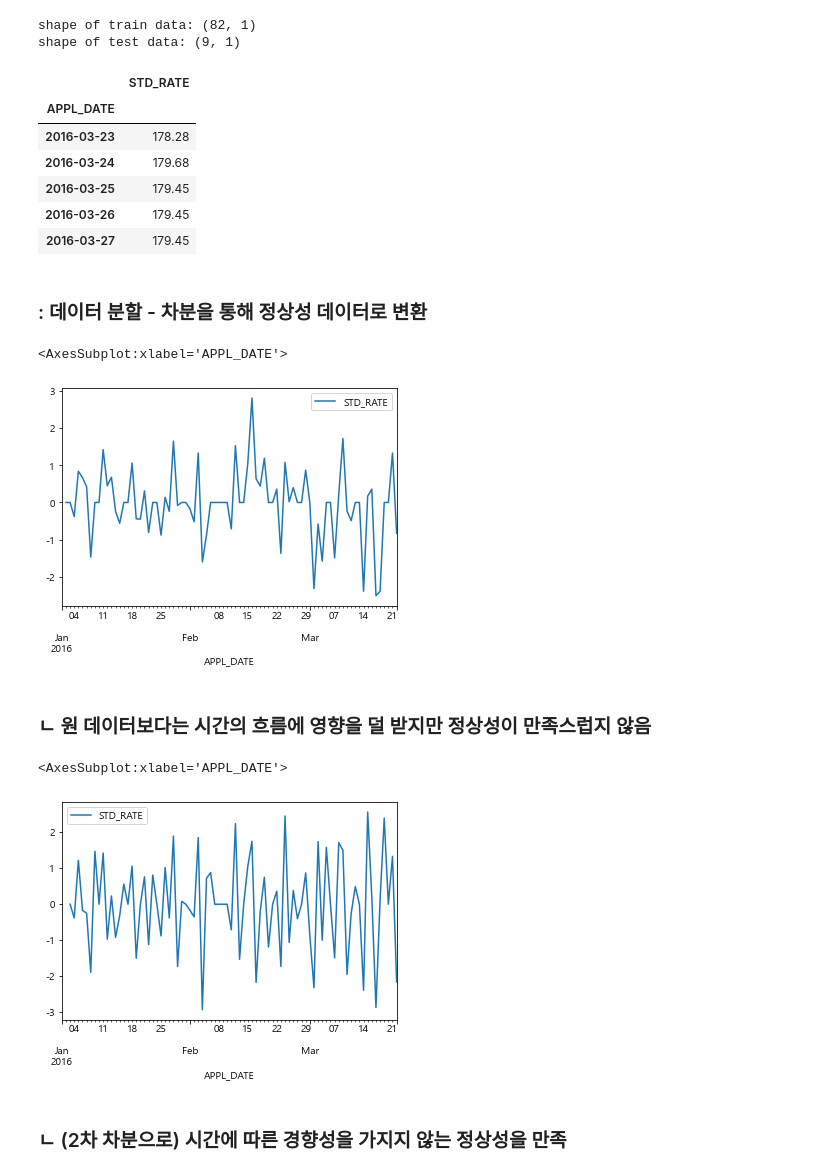
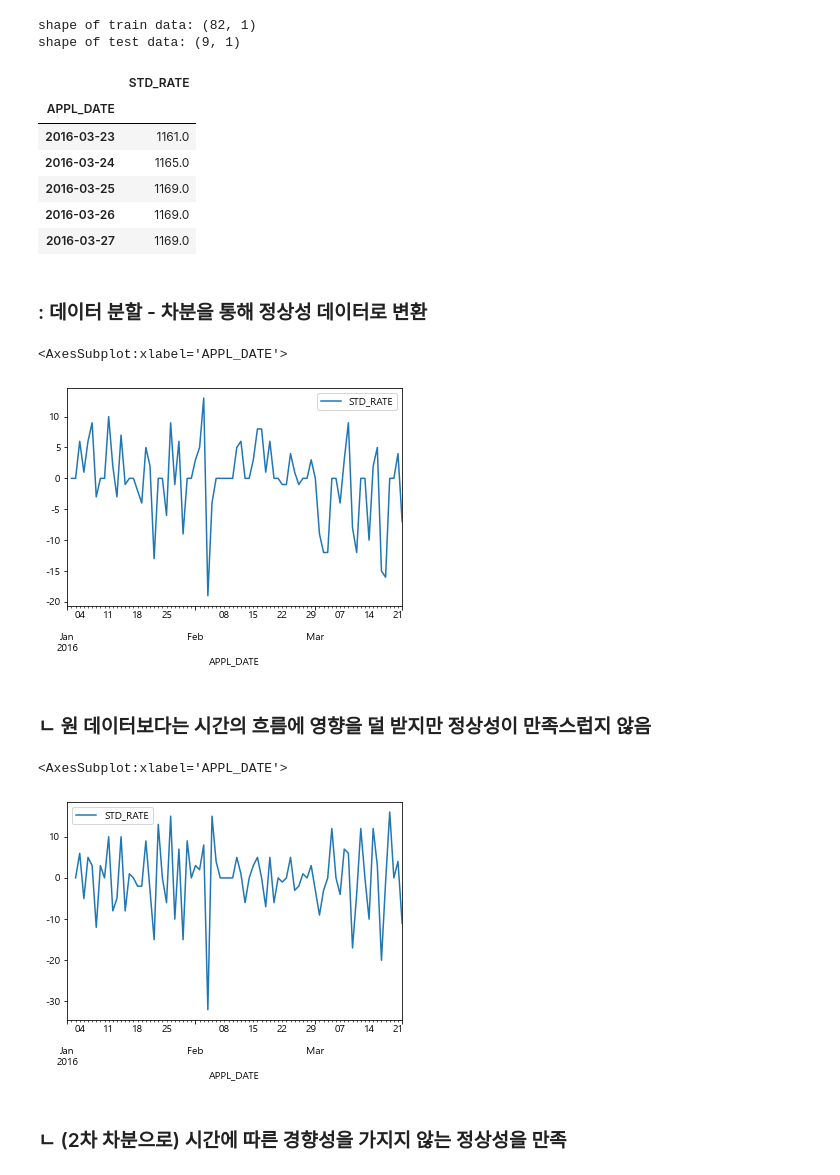
Before and after one commit to chIorophyII/Study_DataAnalysis, a Jupyter notebook: Supervised/Prediction/TimeSeries/TimeSeries_example2.ipynb, the cells around one changed output. Saved outputs shown, nothing was run; the diff lists cells and outputs as text; code cells hidden in the pictures.

```diff
--- a/Supervised/Prediction/TimeSeries/TimeSeries_example2.ipynb
+++ b/Supervised/Prediction/TimeSeries/TimeSeries_example2.ipynb
@@ -203,38 +128,38 @@ shape of train data: (82, 1)
 shape of test data: (9, 1)
 # %%
 # 추가설명 : Train & Test 데이터 분할 : index 직접 지정
-df_CNY_train = df_CNY[df_CNY.index <= "2016-03-22"]
-df_CNY_test = df_CNY[df_CNY.index > "2016-03-22"]
-df_CNY_test.head()
+df_USD_train = df_USD[df_USD.index <= "2016-03-22"]
+df_USD_test = df_USD[df_USD.index > "2016-03-22"]
+df_USD_test.head()
 # %% [output]
 |  | STD_RATE |
 | APPL_DATE |  |
-| 2016-03-23 | 178.28 |
-| 2016-03-24 | 179.68 |
-| 2016-03-25 | 179.45 |
-| 2016-03-26 | 179.45 |
-| 2016-03-27 | 179.45 |
+| 2016-03-23 | 1161.0 |
+| 2016-03-24 | 1165.0 |
+| 2016-03-25 | 1169.0 |
+| 2016-03-26 | 1169.0 |
+| 2016-03-27 | 1169.0 |
 # %% [markdown]
 ### : 데이터 분할 - 차분을 통해 정상성 데이터로 변환
 # %%
 # 1차 차분 : z(t) - z(t-1)
 # shift(n) : 앞의 n번째 행의 데이터를 가져옴
 
-df_CNY_diff1 = df_CNY_train - df_CNY_train.shift(1)
-df_CNY_diff1.plot()
+df_USD_diff1 = df_USD_train - df_USD_train.shift(1)
+df_USD_diff1.plot()
 # %% [output]
 <AxesSubplot:xlabel='APPL_DATE'>
-[figure, old version]
+[figure, new version]
 # %% [markdown]
 ### ㄴ 원 데이터보다는 시간의 흐름에 영향을 덜 받지만 정상성이 만족스럽지 않음
 # %%
 # 2차 차분 : (z(t) - z(t-1)) - (z(t-1) - z(t-2)) = z(t) - 2z(t-1) + z(t-2)
 
-df_CNY_diff2 = df_CNY_train - 2 * (df_CNY_train.shift(1)) + df_CNY_train.shift(2)
-df_CNY_diff2.plot()
+df_USD_diff2 = df_USD_train - 2 * (df_USD_train.shift(1)) + df_USD_train.shift(2)
+df_USD_diff2.plot()
 # %% [output]
 <AxesSubplot:xlabel='APPL_DATE'>
-[figure, old version]
+[figure, new version]
 # %% [markdown]
 ### ㄴ (2차 차분으로) 시간에 따른 경향성을 가지지 않는 정상성을 만족
 # %% [markdown]
```
Also changed, not shown: parts of 16 cells of this notebook.
